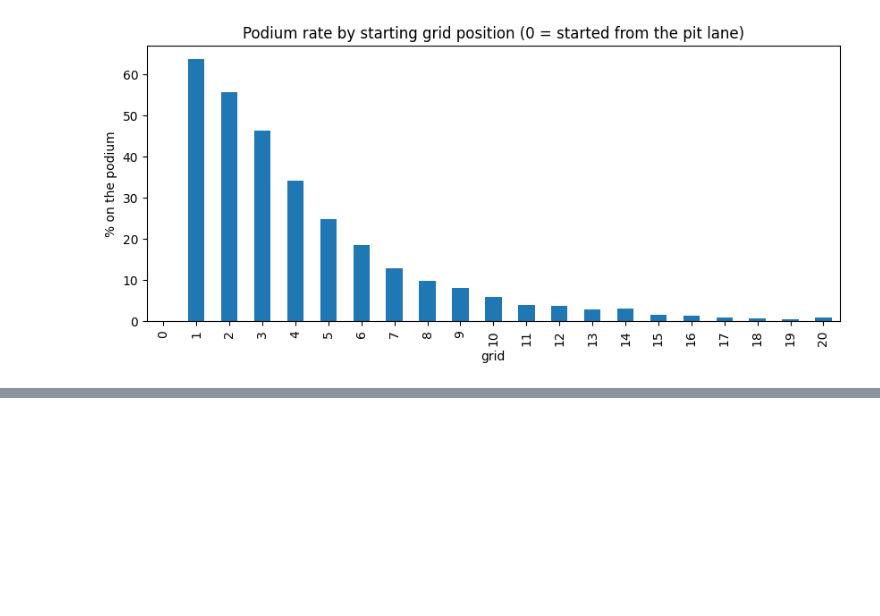
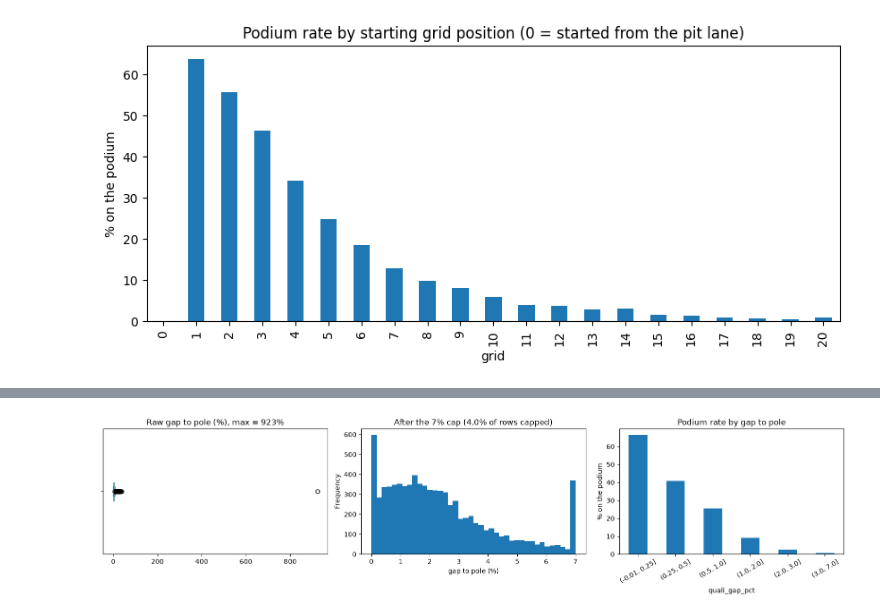
Before and after one commit to mahmoud-hatem-zaky/team47-acl-prodium-prediction, a Jupyter notebook: notebooks/f1-podium-prediction-milestone-1-team-47-notebook.ipynb, the cells around one changed output, grey strips where cells are left out. Saved outputs shown, nothing was run; the diff lists cells and outputs as text; code cells hidden in the pictures; blank space fills up the shorter version.

```diff
--- a/notebooks/f1-podium-prediction-milestone-1-team-47-notebook.ipynb
+++ b/notebooks/f1-podium-prediction-milestone-1-team-47-notebook.ipynb
@@ -267,0 +577,20 @@ plt.show()
+# %%
+q = clean['qualifying'].merge(clean['races'][['raceId', 'year']], on='raceId')
+best_lap = q[['q1', 'q2', 'q3']].min(axis=1)
+raw_gap = (best_lap / best_lap.groupby(q['raceId']).transform('min') - 1) * 100
+raw_gap = raw_gap[q['year'] <= 2019]
+
+fig, axes = plt.subplots(1, 3, figsize=(16, 4))
+raw_gap.plot(kind='box', ax=axes[0], vert=False)
+axes[0].set_title(f'Raw gap to pole (%), max = {raw_gap.max():.0f}%')
+raw_gap.clip(upper=7).plot(kind='hist', bins=40, ax=axes[1])
+axes[1].set_title(f'After the 7% cap ({(raw_gap > 7).mean():.1%} of rows capped)')
+axes[1].set_xlabel('gap to pole (%)')
+gap_band = pd.cut(TR['quali_gap_pct'], [-0.01, 0.25, 0.5, 1, 2, 3, 7])
+(TR.groupby(gap_band, observed=True)[TARGET].mean() * 100).plot(kind='bar', ax=axes[2], rot=30)
+axes[2].set_title('Podium rate by gap to pole')
+axes[2].set_ylabel('% on the podium')
+plt.tight_layout()
+plt.show()
+# %% [output]
+[figure, added]
```
Also changed, not shown: parts of 41 cells of this notebook.
